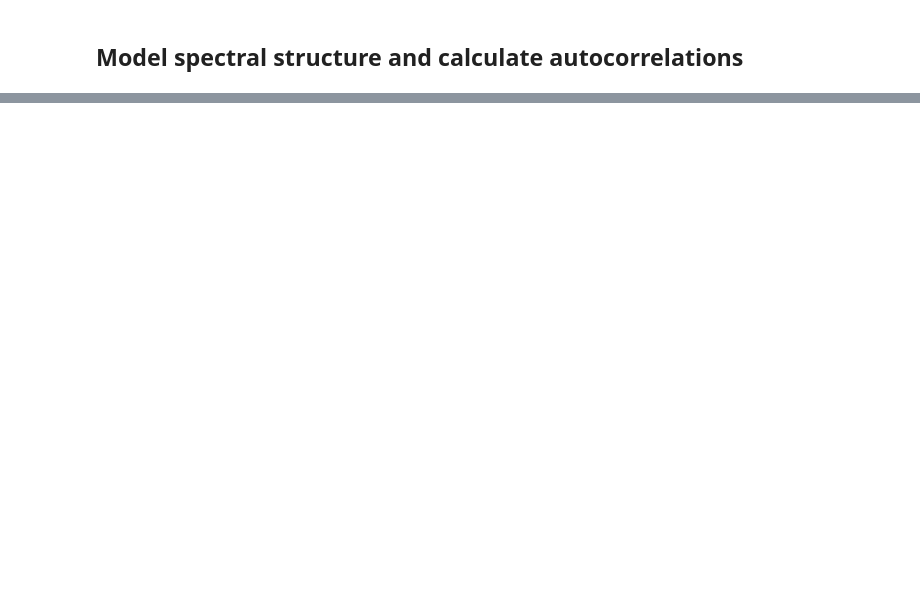
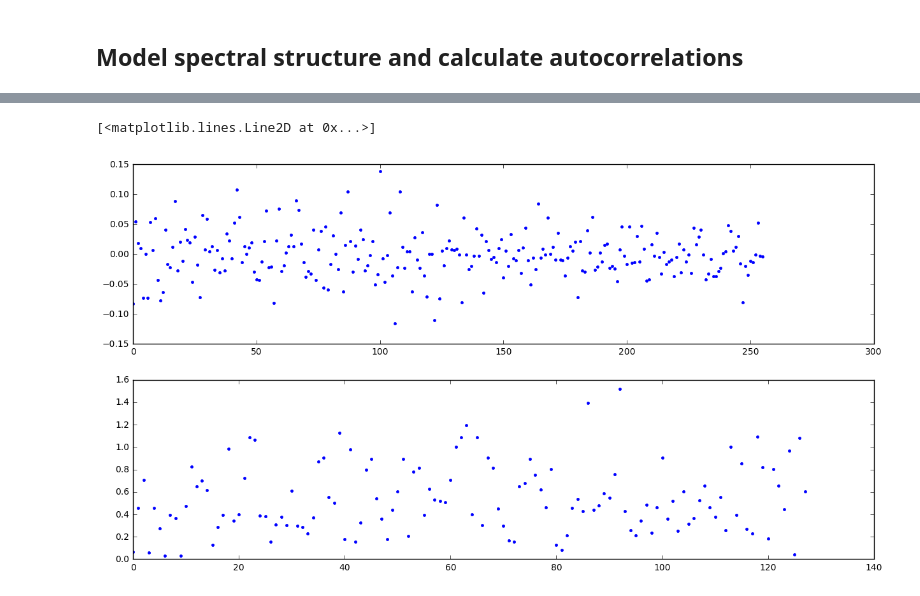
Before and after one commit to caseyjlaw/FRB121102, a Jupyter notebook: candidate_spectra.ipynb, the cells around one changed output, grey strips where cells are left out. Drawn from its saved outputs; the diff is of its cells as text; code cells hidden in the pictures; blank space fills up the shorter version.

```diff
--- a/candidate_spectra.ipynb
+++ b/candidate_spectra.ipynb
@@ -447,2 +450,13 @@ plot_auto(spectra)
 [figure]
 [figure]
+# %%
+circ = spectra[:,0].real - spectra[:,1].real
+pl.figure(figsize=(15,8))
+pl.subplot(211)
+pl.plot(circ,'.')
+pl.subplot(212)
+circfft = np.abs(np.fft.fft(circ)[:128])
+pl.plot(circfft, '.')
+# %% [output]
+[<matplotlib.lines.Line2D at 0x...>]
+[figure, added]
```
Also changed, not shown: parts of 19 cells of this notebook, 1 other file.
